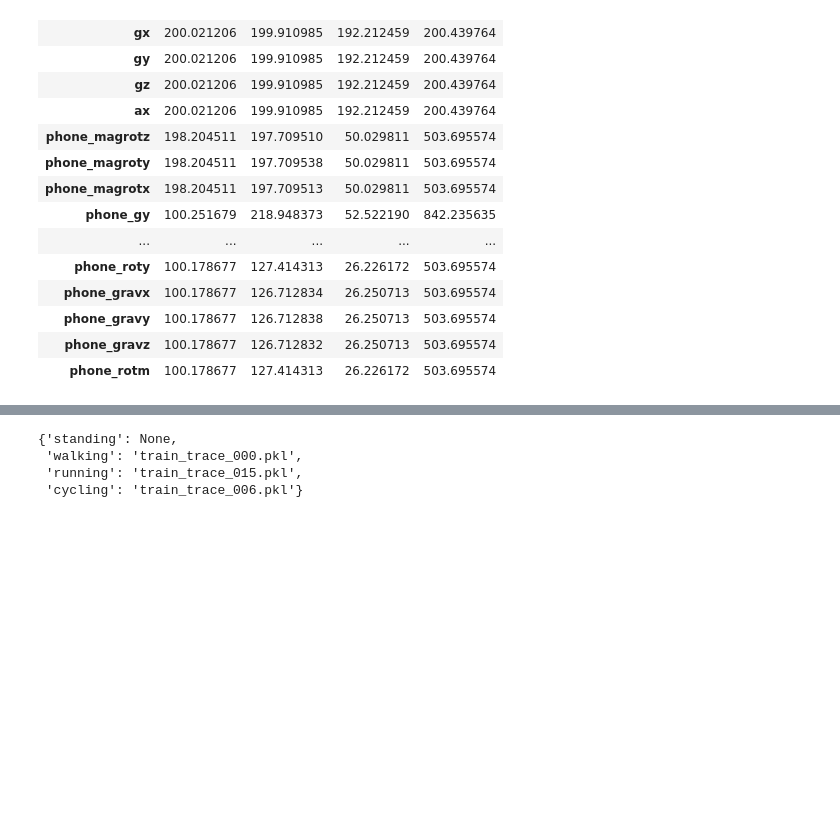
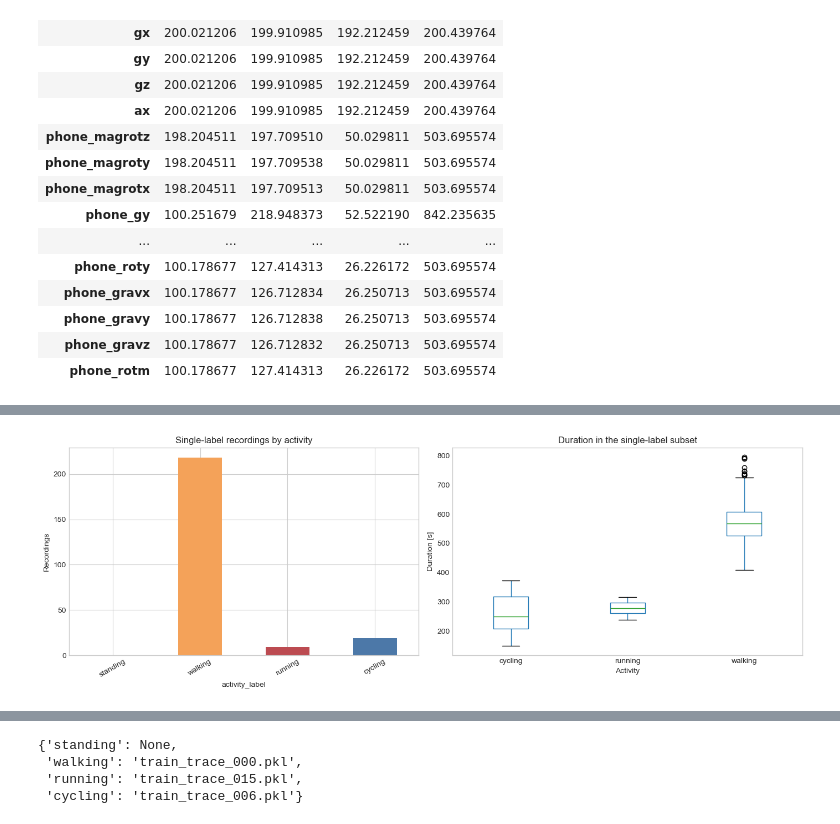
Before and after one commit to groggero/Mobile-Health, a Jupyter notebook: activity_analysis.ipynb, the cells around one changed output, grey strips where cells are left out. Drawn from its saved outputs; the diff is of its cells as text; code cells hidden in the pictures; blank space fills up the shorter version.

```diff
--- a/activity_analysis.ipynb
+++ b/activity_analysis.ipynb
@@ -266,0 +285,12 @@ samplerate_summary.head(20)
+# %%
+single_label_df = metadata_df.loc[metadata_df["n_activities"] == 1].copy()
+single_label_df["activity_label"] = single_label_df[ACTIVITY_ORDER].idxmax(axis=1)
+
+multi_label_df = metadata_df.loc[metadata_df["n_activities"] > 1].copy()
+
+print(f"Single-label recordings: {len(single_label_df)}")
+print(f"Multi-label recordings: {len(multi_label_df)}")
+print()
+display(single_label_df["activity_label"].value_counts().reindex(ACTIVITY_ORDER).rename("count"))
+print()
+single_label_df[["file", "activity_label", "path_idx", "watch_loc", "duration_s"]].head(10)
@@ -266,0 +317,19 @@ samplerate_summary.head(20)
+# %%
+fig, axes = plt.subplots(1, 2, figsize=(14, 5))
+
+single_counts = single_label_df["activity_label"].value_counts().reindex(ACTIVITY_ORDER)
+single_counts.plot(kind="bar", ax=axes[0], color=["#5B8E7D", "#F4A259", "#BC4B51", "#4C78A8"])
+axes[0].set_title("Single-label recordings by activity")
+axes[0].set_ylabel("Recordings")
+axes[0].tick_params(axis="x", rotation=30)
+
+single_label_df.boxplot(column="duration_s", by="activity_label", ax=axes[1], grid=False)
+axes[1].set_title("Duration in the single-label subset")
+axes[1].set_xlabel("Activity")
+axes[1].set_ylabel("Duration [s]")
+
+plt.suptitle("")
+plt.tight_layout()
+plt.show()
+# %% [output]
+[figure, added]
```
Also changed, not shown: parts of 30 cells of this notebook.
